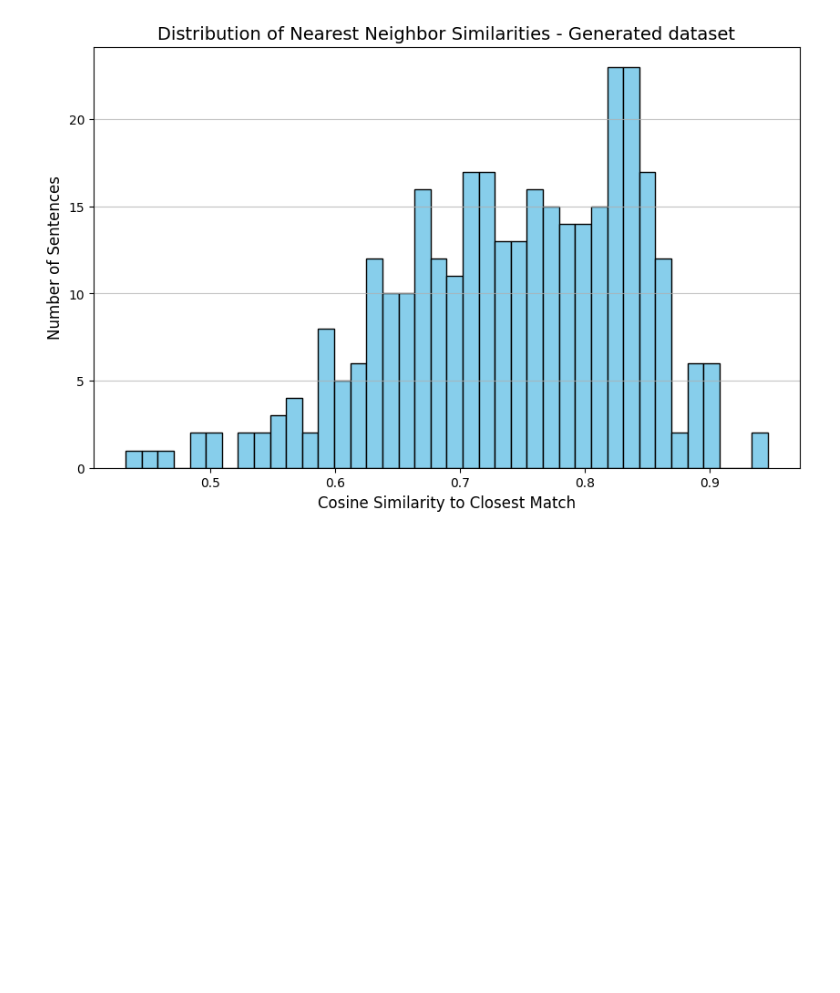
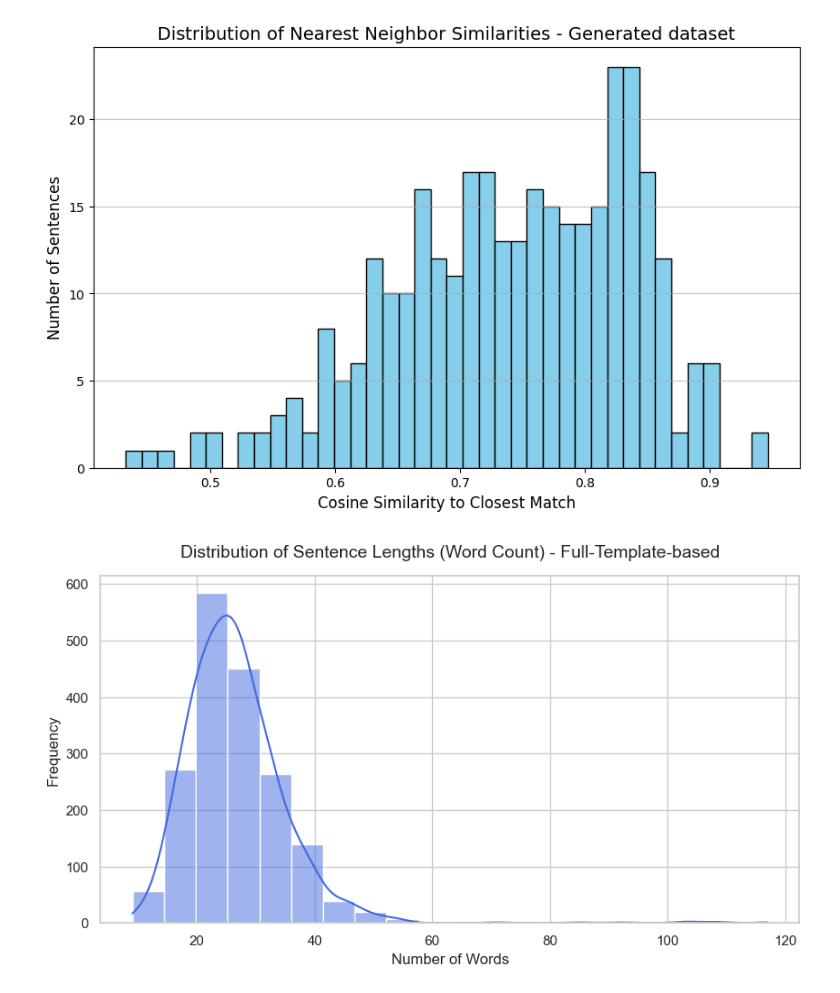
Before and after one commit to MatejPriesol/synthetic-financial-text-generation, a Jupyter notebook: notebooks/diversity_plots.ipynb, the cells around one changed output. Saved outputs shown, nothing was run; the diff lists cells and outputs as text; code cells hidden in the pictures; blank space fills up the shorter version.

Commit message:
feat: visualize evaluation results

```diff
--- a/notebooks/diversity_plots.ipynb
+++ b/notebooks/diversity_plots.ipynb
@@ -481,28 +481,30 @@ plt.show()
 # %%
 import matplotlib.pyplot as plt
 import seaborn as sns
 
 #synthetic_data_path = Path("data") / "02_processed" / "fire_train_processed.json"
 #synthetic_data_path = Path("data") / "03_synthetic" / "few_shot_4_examples_temp_1_3.json"
-synthetic_data_path = Path("data") / "03_synthetic" / "ontology_2_percent_half_fixed_temp13.json"
+#synthetic_data_path = Path("data") / "03_synthetic" / "ontology_2_percent_half_fixed_temp13.json"
+synthetic_data_path = Path("data") / "03_synthetic" / "ontology_2_percent_all_fixed_temp13_schemas_long.json"
 
 #synthetic_data = load_processed_fire_data(synthetic_data_path)
 synthetic_data = load_synthetic_fire_data(synthetic_data_path)
 
 # Set a clean visual style for the thesis
 sns.set_theme(style="whitegrid")
 
-# 1. Extract the word count for each sentence
-# We use a simple .split() here, but you can swap it for nltk.word_tokenize if you prefer!
+# Extract the word count for each sentence
 sentence_lengths = [len(sample.sentence.split()) for sample in synthetic_data]
 
-# 2. Plot the histogram
+# Plot the histogram
 plt.figure(figsize=(10, 5))
 sns.histplot(sentence_lengths, bins=20, kde=True, color="royalblue")
 
-# 3. Add labels and title
-plt.title("Distribution of Sentence Lengths (Word Count) - Template-based", fontsize=14, pad=15)
+# Add labels and title
+plt.title("Distribution of Sentence Lengths (Word Count) - Full-Template-based", fontsize=14, pad=15)
 plt.xlabel("Number of Words", fontsize=12)
 plt.ylabel("Frequency", fontsize=12)
 
 plt.show()
+# %% [output]
+[figure, added]
```
Also changed, not shown: parts of 1 cell of this notebook, 8 other files.
